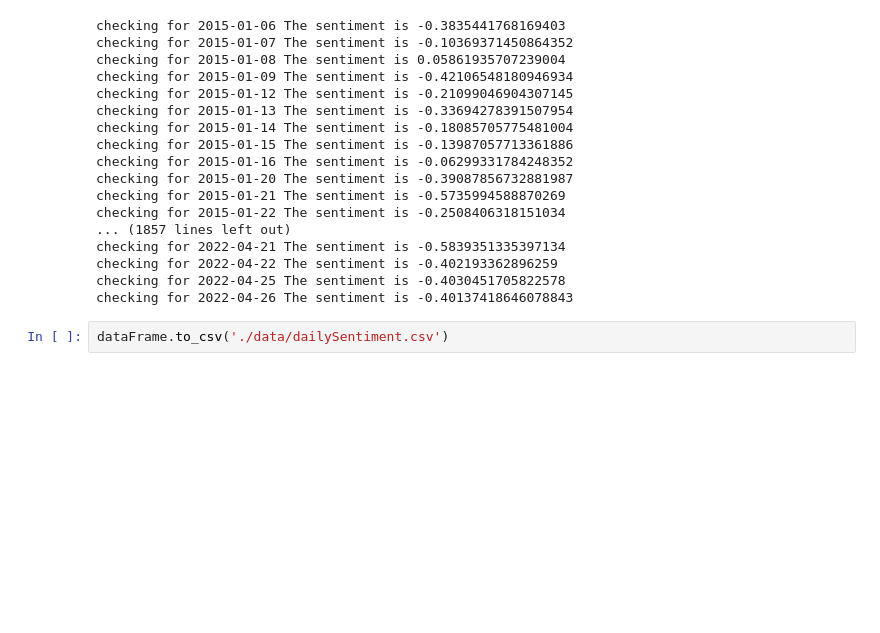
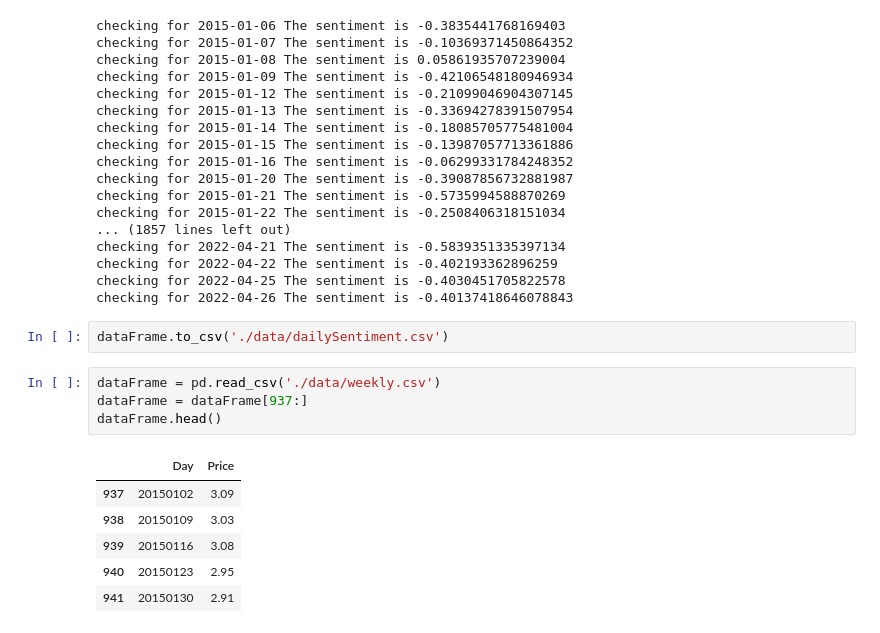
Before and after one commit to rumbleFTW/natural-gas-price-dashboard, a Jupyter notebook: sentimentDataset.ipynb, the cells around one changed output. Saved outputs shown, nothing was run; the diff lists cells and outputs as text; blank space fills up the shorter version.

```diff
--- a/sentimentDataset.ipynb
+++ b/sentimentDataset.ipynb
@@ -76,3 +76,14 @@ checking for 2022-04-25 The sentiment is -0.4030451705822578
 checking for 2022-04-26 The sentiment is -0.40137418646078843
 # %%
 dataFrame.to_csv('./data/dailySentiment.csv')
+# %%
+dataFrame = pd.read_csv('./data/weekly.csv')
+dataFrame = dataFrame[937:]
+dataFrame.head()
+# %% [output]
+|  | Day | Price |
+| 937 | 20150102 | 3.09 |
+| 938 | 20150109 | 3.03 |
+| 939 | 20150116 | 3.08 |
+| 940 | 20150123 | 2.95 |
+| 941 | 20150130 | 2.91 |
```
Also changed, not shown: parts of 3 cells of this notebook, 2 other files.
